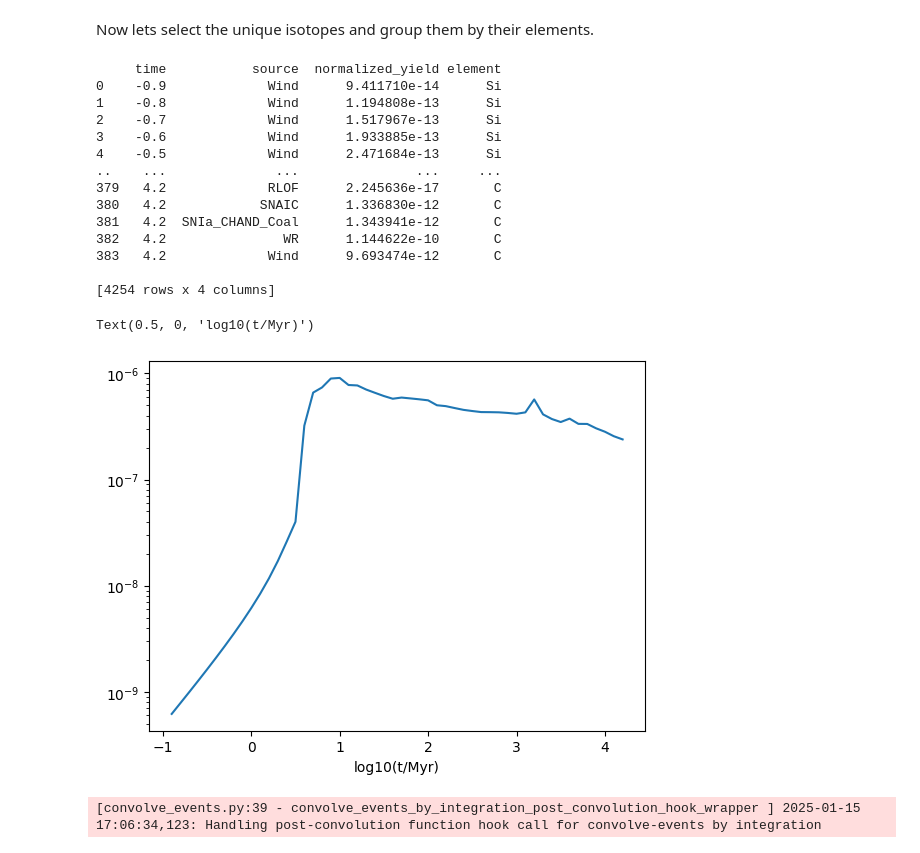
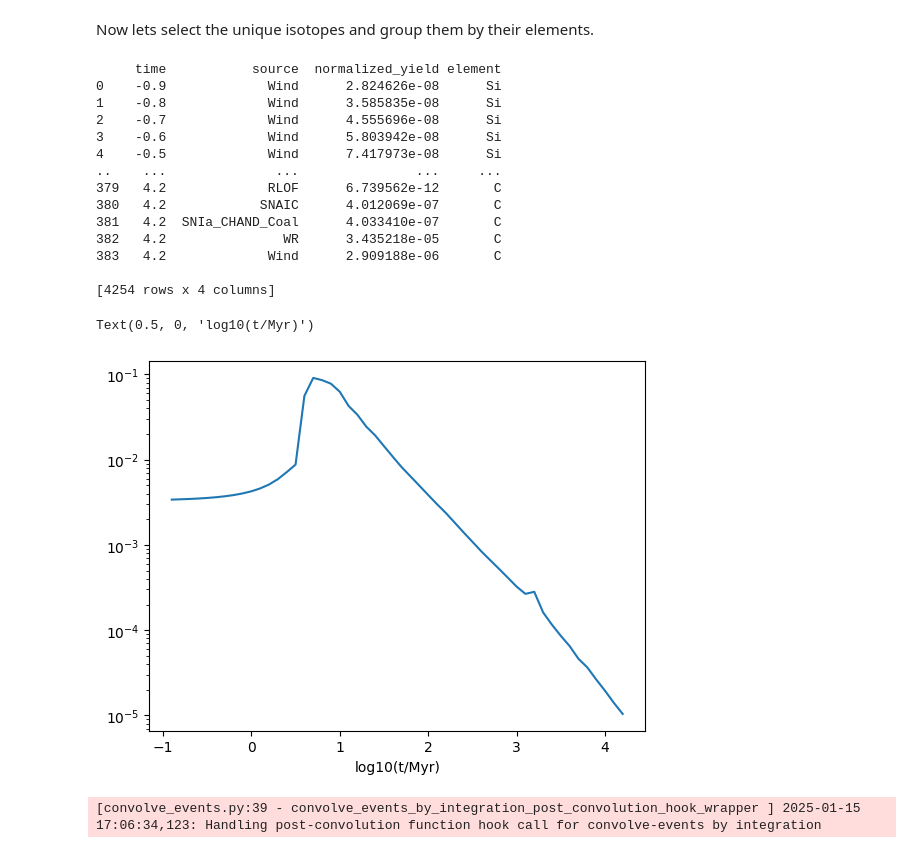
Before and after one commit to FloorBroekgaarden/growl-syntheticstellarpopconvolve, a Jupyter notebook: examples/notebook_example_GCE.ipynb, the cells around one changed output. Drawn from its saved outputs; the diff is of its cells as text; code cells hidden in the pictures.

```diff
--- a/examples/notebook_example_GCE.ipynb
+++ b/examples/notebook_example_GCE.ipynb
@@ -27,6 +30,8 @@ from syntheticstellarpopconvolve.ensemble_utils import convert_ensemble_to_dataf
 example_ensemble_filename = pkg_resources.resource_filename(
     "syntheticstellarpopconvolve", "example_data/example_ensemble.json"
 )
+example_ensemble_filename = '/home/david/Desktop/lgalaxies_paper_scripts/binary_c_yields/default/ensembles/binaryStars/ensemble_output-3083cc1f.json'
+
 with open(example_ensemble_filename, "r") as f_ensemble:
     ensemble = json.loads(f_ensemble.read())
 # %% [markdown]
@@ -40,6 +49,9 @@ inflated_ensemble = convert_ensemble_to_dataframe(
     contains_named_layers=True,
 )
 inflated_ensemble = inflated_ensemble.astype({'time': 'float', 'probability': 'float'})
+
+inflated_ensemble['normalized_yield'] = inflated_ensemble['probability'] / ensemble['metadata']['total_probability_weighted_mass']
+inflated_ensemble = inflated_ensemble[['time', 'source', 'isotope', 'normalized_yield']]
 # %% [markdown]
 Since the data in this case stored as a number per log10(time), we need to modify the data first a bit and express it in linear time.
 # %%
@@ -47,22 +59,22 @@ Since the data in this case stored as a number per log10(time), we need to modif
 from syntheticstellarpopconvolve.general_functions import calculate_bin_edges
 import astropy.units as u
 
-sorted_unique_time_centers = np.sort(inflated_ensemble['time'].unique())
-print(sorted_time_bin_centers)
-time_bin_edges = calculate_bin_edges(sorted_unique_time_centers)
+# sorted_unique_time_centers = np.sort(inflated_ensemble['time'].unique())
+# print(sorted_time_bin_centers)
+# time_bin_edges = calculate_bin_edges(sorted_unique_time_centers)
 
-# turn to linear
-linear_time_bin_edges = 10**time_bin_edges * u.Myr
-linear_time_bin_sizes = np.diff(linear_time_bin_edges).to(u.yr)
-print(linear_time_bin_sizes)
+# # turn to linear
+# linear_time_bin_edges = 10**time_bin_edges * u.Myr
+# linear_time_bin_sizes = np.diff(linear_time_bin_edges).to(u.yr)
+# print(linear_time_bin_sizes)
 
-indices = np.digitize(inflated_ensemble['probability'], time_bin_edges) - 1
+# indices = np.digitize(inflated_ensemble['probability'], time_bin_edges) - 1
 
-# inflated_ensemble['normalized_yield'] = inflated_ensemble['probability']/linear_time_bin_sizes.value
-inflated_ensemble['normalized_yield'] = inflated_ensemble['probability'] / linear_time_bin_sizes.value[indices]
+# # inflated_ensemble['normalized_yield'] = inflated_ensemble['probability']/linear_time_bin_sizes.value
+# inflated_ensemble['normalized_yield'] = inflated_ensemble['probability'] / linear_time_bin_sizes.value[indices]
 
-print(inflated_ensemble[['normalized_yield', 'probability']])
-inflated_ensemble = inflated_ensemble[['time', 'source', 'isotope', 'normalized_yield']]
+# print(inflated_ensemble[['normalized_yield', 'probability']])
+# inflated_ensemble = inflated_ensemble[['time', 'source', 'isotope', 'normalized_yield']]
 # %% [output]
 [-0.9 -0.8 -0.7 -0.6 -0.5 -0.4 -0.3 -0.2 -0.1  0.   0.1  0.2  0.3  0.4
   0.5  0.6  0.7  0.8  0.9  1.   1.1  1.2  1.3  1.4  1.5  1.6  1.7  1.8
@@ -134,31 +146,36 @@ element_df = element_df.query('element.isin(@selected_element_list)')
 print(element_df)
 # %% [output]
      time           source  normalized_yield element
-0    -0.9             Wind      9.411710e-14      Si
-1    -0.8             Wind      1.194808e-13      Si
-2    -0.7             Wind      1.517967e-13      Si
-3    -0.6             Wind      1.933885e-13      Si
-4    -0.5             Wind      2.471684e-13      Si
+0    -0.9             Wind      2.824626e-08      Si
+1    -0.8             Wind      3.585835e-08      Si
+2    -0.7             Wind      4.555696e-08      Si
+3    -0.6             Wind      5.803942e-08      Si
+4    -0.5             Wind      7.417973e-08      Si
 ..    ...              ...               ...     ...
-379   4.2             RLOF      2.245636e-17       C
-380   4.2            SNAIC      1.336830e-12       C
-381   4.2  SNIa_CHAND_Coal      1.343941e-12       C
-382   4.2               WR      1.144622e-10       C
-383   4.2             Wind      9.693474e-12       C
+379   4.2             RLOF      6.739562e-12       C
+380   4.2            SNAIC      4.012069e-07       C
+381   4.2  SNIa_CHAND_Coal      4.033410e-07       C
+382   4.2               WR      3.435218e-05       C
+383   4.2             Wind      2.909188e-06       C
 
 [4254 rows x 4 columns]
 # %%
 # lets plot some data and compare it to yates 2023
 sum_per_timebin = element_df.groupby(['time']).agg({'normalized_yield': 'sum'}).reset_index()
+
+# turn into linear time.
+sum_per_timebin['normalized_yield'] = sum_per_timebin['normalized_yield'] / (10**sum_per_timebin['time'].to_numpy()) * np.log(10)
+
+# print(sum_per_timebin)
 import matplotlib.pyplot as plt
 fig, ax = plt.subplots()
+
 ax.plot(sum_per_timebin['time'], sum_per_timebin['normalized_yield'])
 ax.set_yscale('log')
-
 ax.set_xlabel('log10(t/Myr)')
 # %% [output]
 Text(0.5, 0, 'log10(t/Myr)')
-[figure, old version]
+[figure, new version]
 # %%
 import copy
 import json
```
Also changed, not shown: parts of 2 cells of this notebook.
